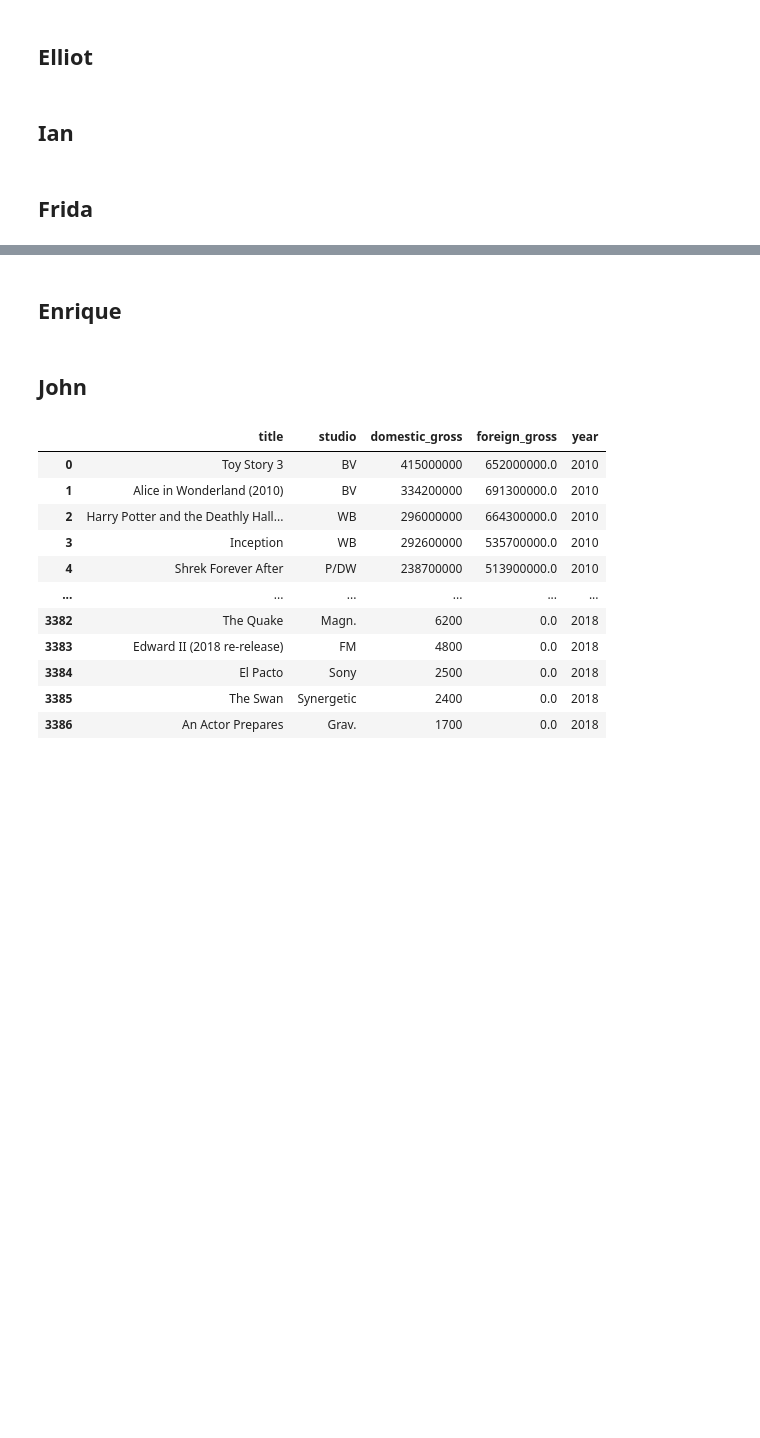
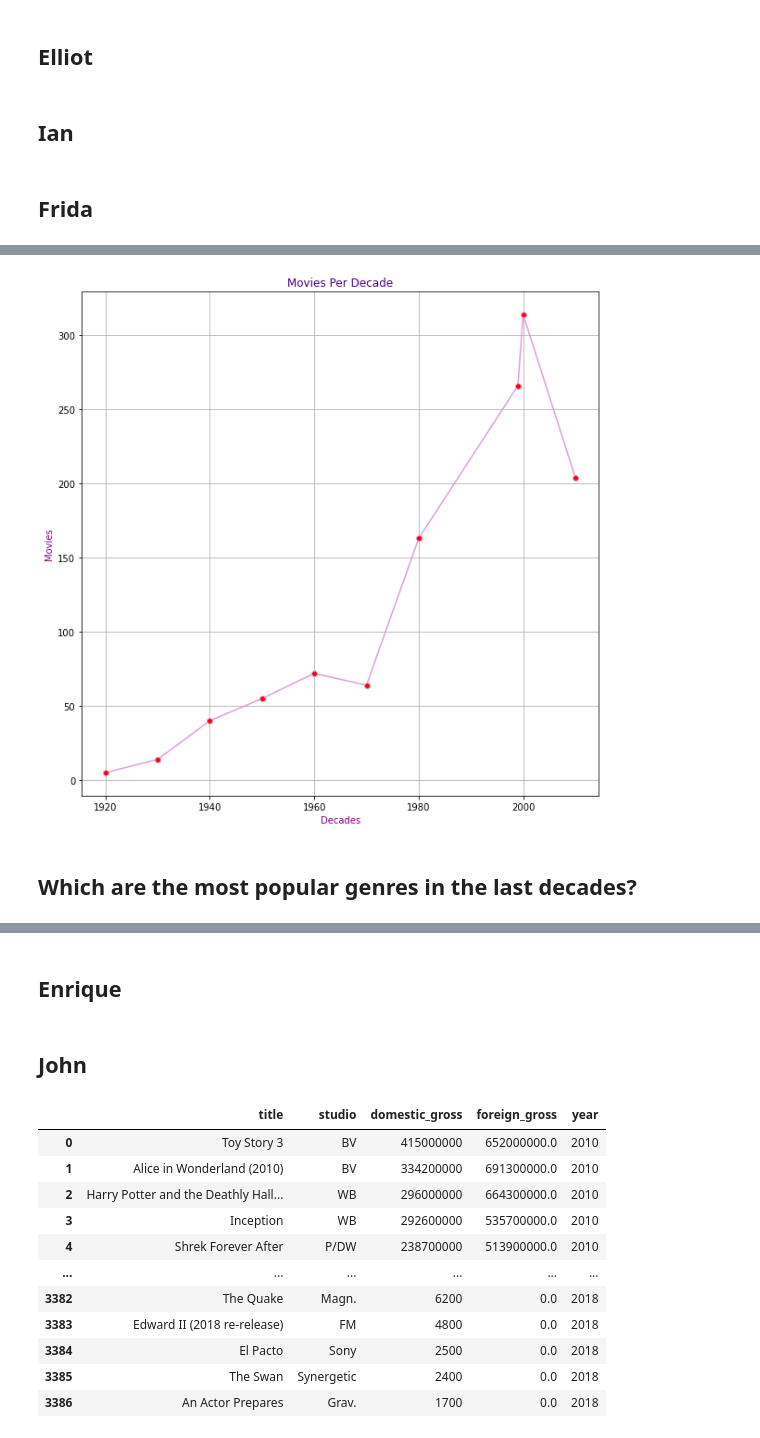
Before and after one commit to mfFrida/Capstone-Project-Semester-1, a Jupyter notebook: student.ipynb, the cells around one changed output, grey strips where cells are left out. Saved outputs shown, nothing was run; the diff lists cells and outputs as text; code cells hidden in the pictures; blank space fills up the shorter version.

```diff
--- a/student.ipynb
+++ b/student.ipynb
@@ -14,0 +85,6 @@
+# %%
+# Checking possible Currency values
+currency_values = set(movie_info_df.loc[:,"currency"])
+
+# Changing NaN values for "$" in Currency column since is the only currency in the DB
+movie_info_df['currency'] = movie_info_df['currency'].fillna('$')
@@ -14,0 +185,23 @@
+# %%
+# Preparing data by filtering movies per Decade
+_20sfilms = main_movie_info.loc[(main_movie_info['Years'] >= 1920) & (main_movie_info['Years'] <= 1929)]
+_30sfilms = main_movie_info.loc[(main_movie_info['Years'] >= 1930) & (main_movie_info['Years'] <= 1939)]
+_40sfilms = main_movie_info.loc[(main_movie_info['Years'] >= 1940) & (main_movie_info['Years'] <= 1949)]
+_50sfilms = main_movie_info.loc[(main_movie_info['Years'] >= 1950) & (main_movie_info['Years'] <= 1959)]
+_60sfilms = main_movie_info.loc[(main_movie_info['Years'] >= 1960) & (main_movie_info['Years'] <= 1969)]
+_70sfilms = main_movie_info.loc[(main_movie_info['Years'] >= 1970) & (main_movie_info['Years'] <= 1979)]
+_80sfilms = main_movie_info.loc[(main_movie_info['Years'] >= 1980) & (main_movie_info['Years'] <= 1989)]
+_90sfilms = main_movie_info.loc[(main_movie_info['Years'] >= 1990) & (main_movie_info['Years'] <= 1999)]
+_00sfilms = main_movie_info.loc[(main_movie_info['Years'] >= 2000) & (main_movie_info['Years'] <= 2009)]
+_2010sfilms = main_movie_info.loc[(main_movie_info['Years'] >= 2010) & (main_movie_info['Years'] <= 2019)]
+
+# Counting movies per decade
+decades = [1920, 1930, 1940, 1950, 1960, 1970, 1980, 1999, 2000, 2010]
+movies_per_decade = [len(_20sfilms),len(_30sfilms),len(_40sfilms),len(_50sfilms),len(_60sfilms),len(_70sfilms),len(_80sfilms),len(_90sfilms),len(_00sfilms),len(_2010sfilms)]
+
+print('_________________________________________________________\n')
+print('How many movies have been filmed in the last decades?\n')
+print('Movies Per Decade:')
+for x,y in zip(decades,movies_per_decade):
+    print(x,y)
+print('_________________________________________________________\n')
@@ -14,0 +225,19 @@
+# %%
+# Visualizing data
+x_decades = decades
+y_count = movies_per_decade
+
+# Graph attributes
+plt.figure(figsize=(10,10))
+plt.xlabel('Decades', color='purple')
+plt.ylabel('Movies', color='purple')
+plt.title('Movies Per Decade', color='indigo')
+
+# Plotting
+plt.plot(x_decades, y_count, marker = 'o', markerfacecolor = 'r', color = 'plum')
+plt.grid(True)
+plt.show()
+# %% [output]
+[figure, added]
+# %% [markdown]
+## Which are the most popular genres in the last decades?
```
Also changed, not shown: parts of 28 cells of this notebook.
